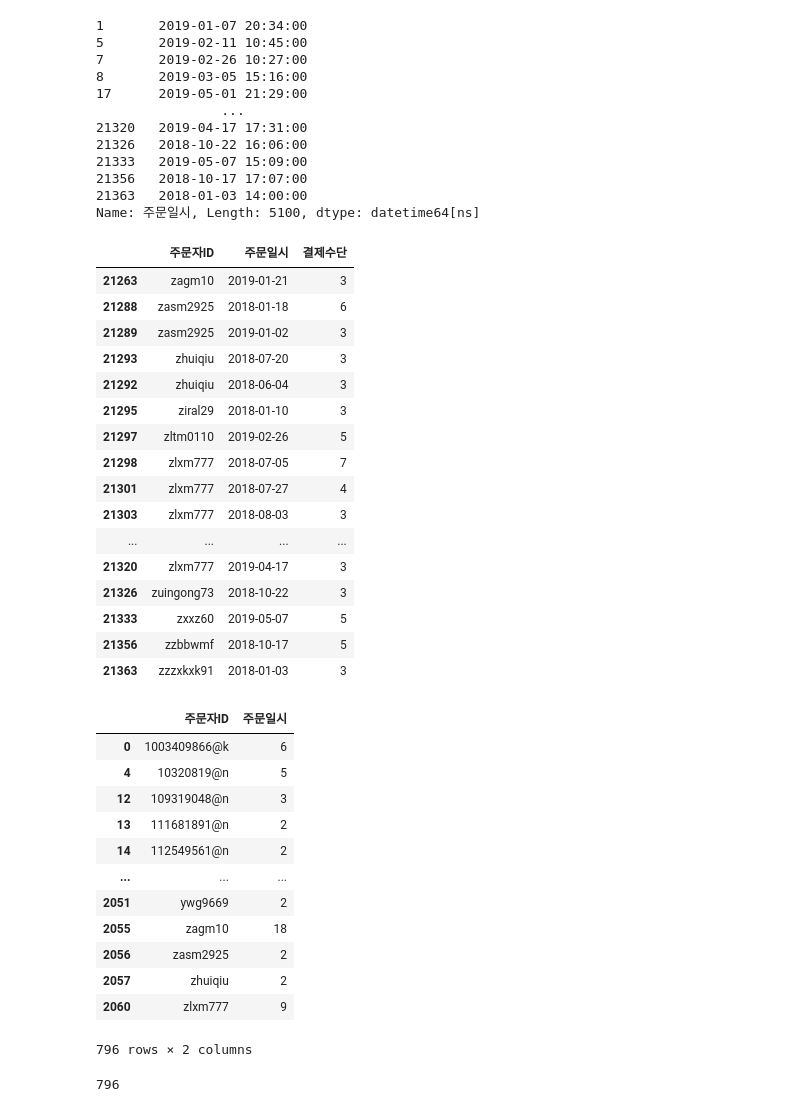
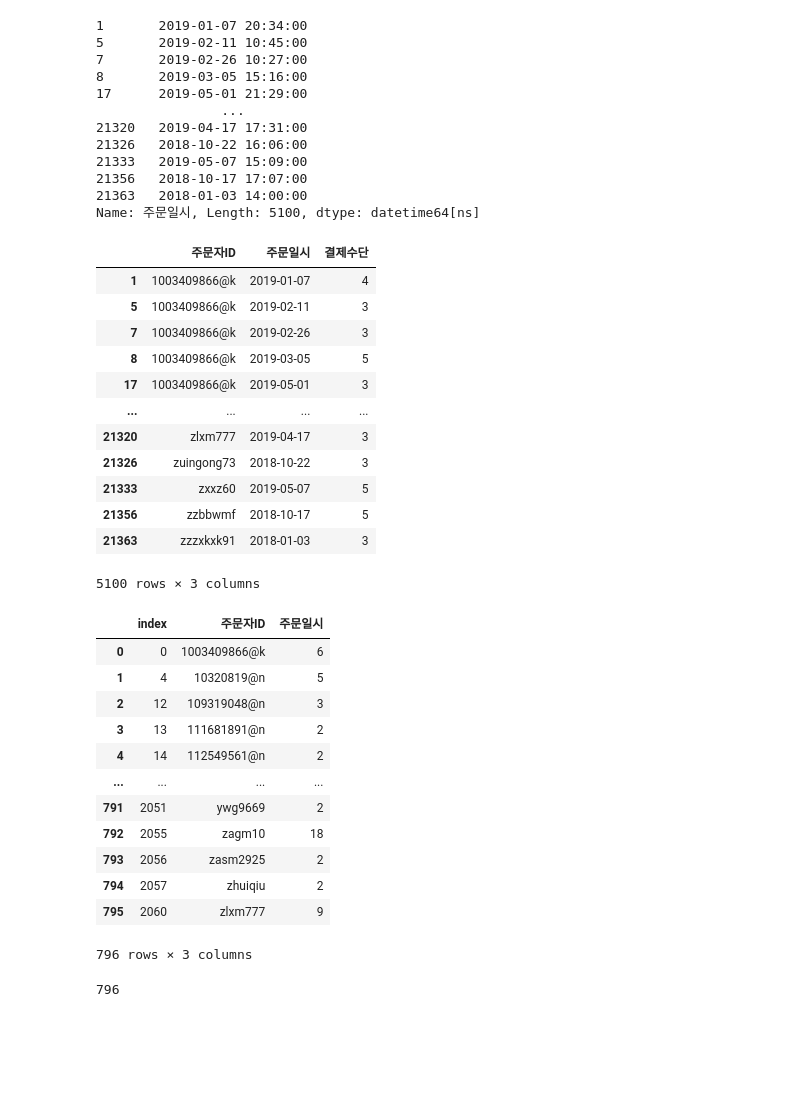
Before and after one commit to Liamns/1_project, a Jupyter notebook: jwp.ipynb, the cells around one changed output. Drawn from its saved outputs; the diff is of its cells as text; code cells hidden in the pictures; blank space fills up the shorter version.

```diff
--- a/jwp.ipynb
+++ b/jwp.ipynb
@@ -881,44 +902,41 @@ dt1_find['주문일시'] = dt1_find['주문일시'].dt.strftime('%Y-%m-%d')
 # %%
 dt1_find['주문일시'] = pd.to_datetime(dt1_find['주문일시'], format='%Y-%m-%d')
 dt1_find['주문일시']=dt1_find['주문일시'].sort_values()
-dt1_find.tail(20)
+dt1_find
 # %% [output]
 |  | 주문자ID | 주문일시 | 결제수단 |
-| 21263 | zagm10 | 2019-01-21 | 3 |
-| 21288 | zasm2925 | 2018-01-18 | 6 |
-| 21289 | zasm2925 | 2019-01-02 | 3 |
-| 21293 | zhuiqiu | 2018-07-20 | 3 |
-| 21292 | zhuiqiu | 2018-06-04 | 3 |
-| 21295 | ziral29 | 2018-01-10 | 3 |
-| 21297 | zltm0110 | 2019-02-26 | 5 |
-| 21298 | zlxm777 | 2018-07-05 | 7 |
-| 21301 | zlxm777 | 2018-07-27 | 4 |
-| 21303 | zlxm777 | 2018-08-03 | 3 |
+| 1 | 1003409866@k | 2019-01-07 | 4 |
+| 5 | 1003409866@k | 2019-02-11 | 3 |
+| 7 | 1003409866@k | 2019-02-26 | 3 |
+| 8 | 1003409866@k | 2019-03-05 | 5 |
+| 17 | 1003409866@k | 2019-05-01 | 3 |
 | ... | ... | ... | ... |
 | 21320 | zlxm777 | 2019-04-17 | 3 |
 | 21326 | zuingong73 | 2018-10-22 | 3 |
 | 21333 | zxxz60 | 2019-05-07 | 5 |
 | 21356 | zzbbwmf | 2018-10-17 | 5 |
 | 21363 | zzzxkxk91 | 2018-01-03 | 3 |
+5100 rows × 3 columns
 # %%
 dt1_remove = dt1_find.groupby('주문자ID', as_index=False)[['주문일시']].count()
 dt1_remove=dt1_remove[dt1_remove['주문일시'] > 1]
 dt1_remove=dt1_remove.sort_values(by = '주문자ID')
+dt1_remove = dt1_remove.reset_index()
 dt1_remove
 # %% [output]
-|  | 주문자ID | 주문일시 |
-| 0 | 1003409866@k | 6 |
-| 4 | 10320819@n | 5 |
-| 12 | 109319048@n | 3 |
-| 13 | 111681891@n | 2 |
-| 14 | 112549561@n | 2 |
-| ... | ... | ... |
-| 2051 | ywg9669 | 2 |
-| 2055 | zagm10 | 18 |
-| 2056 | zasm2925 | 2 |
-| 2057 | zhuiqiu | 2 |
-| 2060 | zlxm777 | 9 |
+|  | index | 주문자ID | 주문일시 |
+| 0 | 0 | 1003409866@k | 6 |
+| 1 | 4 | 10320819@n | 5 |
+| 2 | 12 | 109319048@n | 3 |
+| 3 | 13 | 111681891@n | 2 |
+| 4 | 14 | 112549561@n | 2 |
+| ... | ... | ... | ... |
+| 791 | 2051 | ywg9669 | 2 |
+| 792 | 2055 | zagm10 | 18 |
+| 793 | 2056 | zasm2925 | 2 |
+| 794 | 2057 | zhuiqiu | 2 |
+| 795 | 2060 | zlxm777 | 9 |
-796 rows × 2 columns
+796 rows × 3 columns
 # %%
 n = 0
 list1 = list()
```
Also changed, not shown: parts of 33 cells of this notebook.
